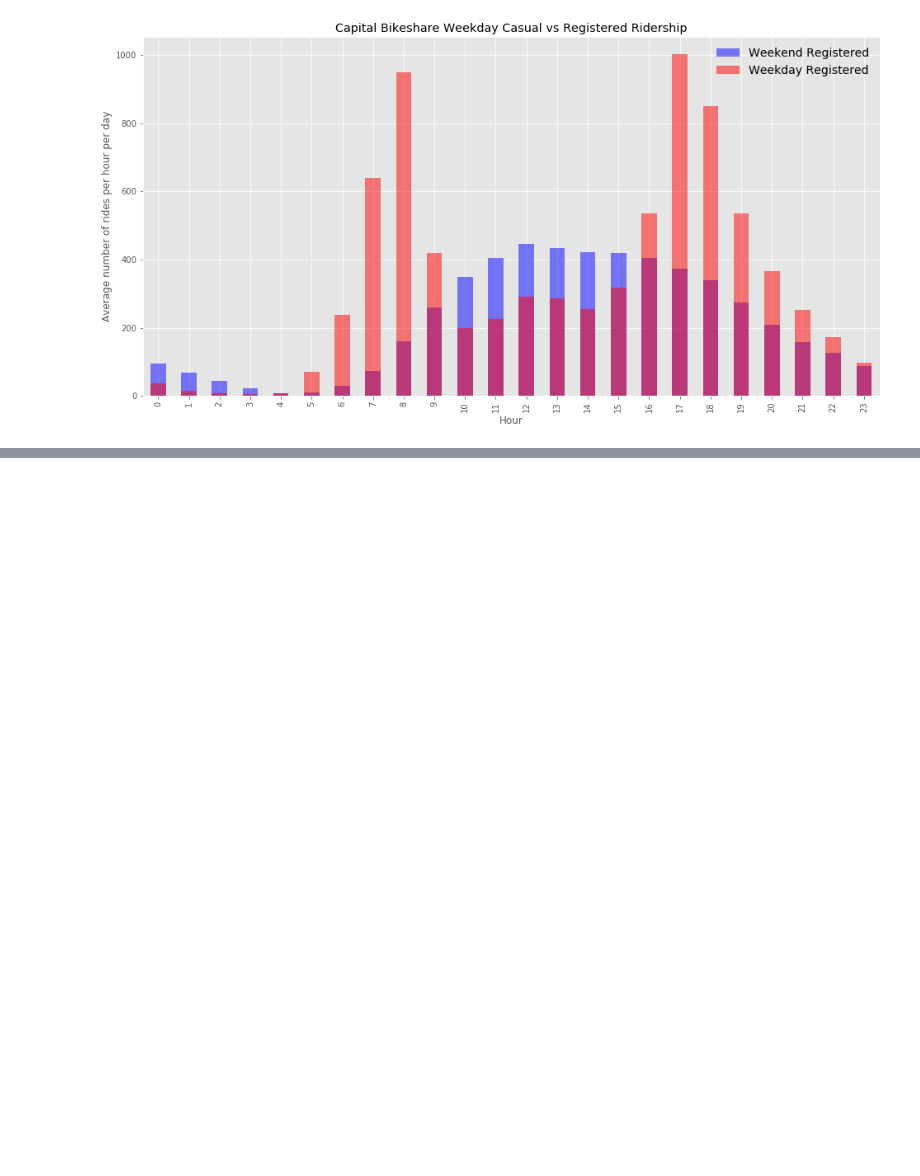
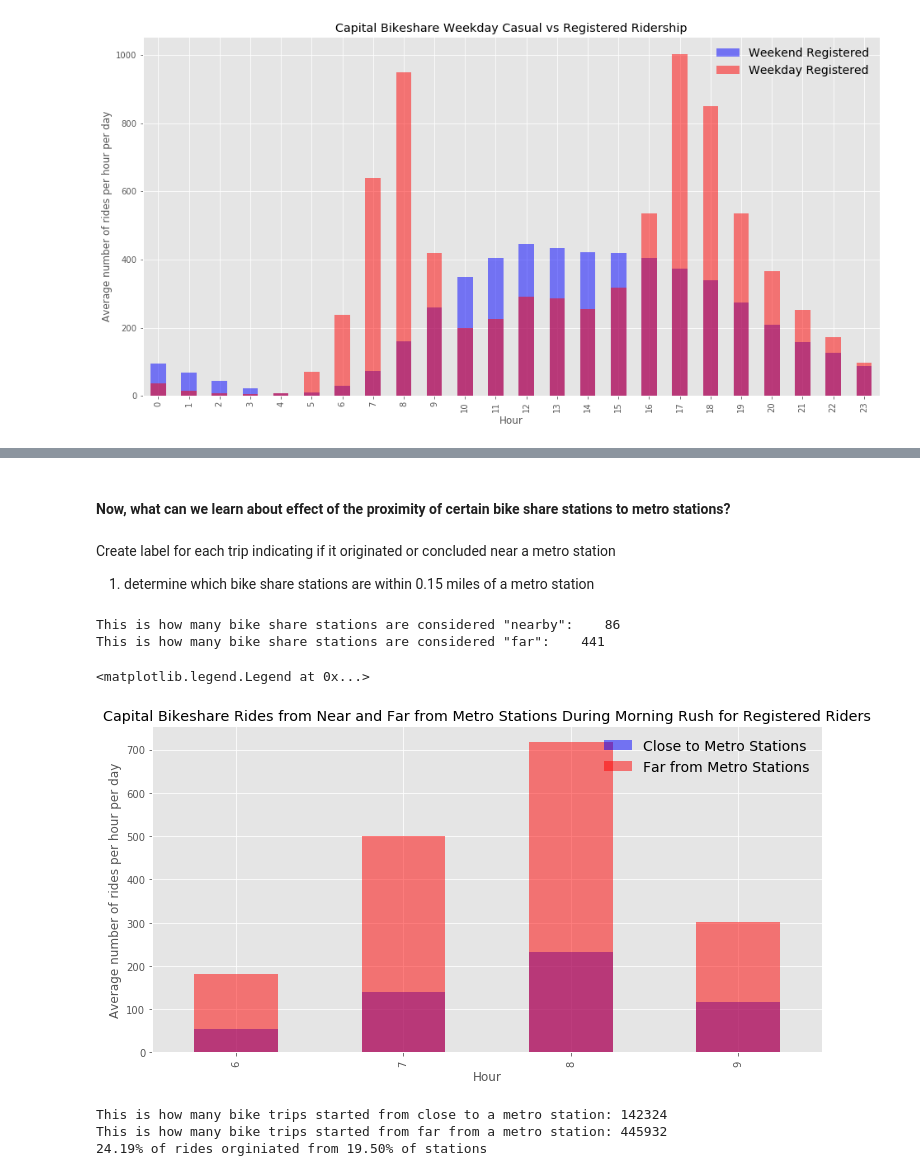
Before and after one commit to dandtaylor/MetroDelayBikeShare, a Jupyter notebook: Analysis_metro_bikeshare_commuters.ipynb, the cells around one changed output, grey strips where cells are left out. Saved outputs shown, nothing was run; the diff lists cells and outputs as text; code cells hidden in the pictures; blank space fills up the shorter version.

```diff
--- a/Analysis_metro_bikeshare_commuters.ipynb
+++ b/Analysis_metro_bikeshare_commuters.ipynb
@@ -213,3 +230,12 @@ bikeshare_no_rush = bikeshare_weekday[~((bikeshare_weekday['Hour'] >= 15) & (bik
+# %%
+bikeshare_morning_rush = bikeshare_weekday_registered[(bikeshare_weekday_registered['Hour'] >= 6) &
+                                                      (bikeshare_weekday_registered['Hour'] <= 9)]
+bikeshare_evening_rush = bikeshare_weekday_registered[(bikeshare_weekday_registered['Hour'] >= 16) &
+                                                      (bikeshare_weekday_registered['Hour'] <= 19)]
+bikeshare_no_rush = bikeshare_weekday_registered[~((bikeshare_weekday_registered['Hour'] >= 16) &
+                                                   (bikeshare_weekday_registered['Hour'] <= 19)) &
+                                                 ~((bikeshare_weekday_registered['Hour'] >= 6) &
+                                                   (bikeshare_weekday_registered['Hour'] <= 9))]
 # %%
 print(bikeshare_morning_rush['Hour'].unique())
 print(bikeshare_evening_rush['Hour'].unique())
@@ -220,0 +247,54 @@ print(bikeshare_no_rush['Hour'].unique())
+# %% [markdown]
+#### Now, what can we learn about effect of the proximity of certain bike share stations to metro stations?
+# %% [markdown]
+Create label for each trip indicating if it originated or concluded near a metro station
+1) determine which bike share stations are within 0.15 miles of a metro station
+# %%
+stations_close_dict = close_stations(0.15)
+# %%
+nearby_stations = []
+for key in stations_close_dict:
+    nearby_stations = nearby_stations + stations_close_dict[key]
+
+nearby_stations = list(set(nearby_stations))
+print('This is how many bike share stations are considered "nearby":    {}'.format(str(len(nearby_stations))))
+print('This is how many bike share stations are considered "far":    {}'.format(str(len(bike_location))))
+# %% [output]
+This is how many bike share stations are considered "nearby":    86
+This is how many bike share stations are considered "far":    441
+# %%
+bikeshare_morning_rush_close = bikeshare_morning_rush[bikeshare_morning_rush['Start station']
+                                                      .str[:].isin(nearby_stations)]
+bikeshare_morning_rush_far = bikeshare_morning_rush[~bikeshare_morning_rush['Start station']
+                                                      .str[:].isin(nearby_stations)]
+bikeshare_evening_rush_close = bikeshare_evening_rush[bikeshare_evening_rush['Start station']
+                                                      .str[:].isin(nearby_stations)]
+bikeshare_evening_rush_far = bikeshare_evening_rush[~bikeshare_evening_rush['Start station']
+                                                      .str[:].isin(nearby_stations)]
+bikeshare_no_rush_close = bikeshare_no_rush[bikeshare_no_rush['Start station']
+                                            .str[:].isin(nearby_stations)]
+bikeshare_no_rush_far = bikeshare_no_rush[~bikeshare_no_rush['Start station']
+                                          .str[:].isin(nearby_stations)]
+# %%
+fig, ax = plt.subplots(figsize=[12, 6])
+ax.set_ylabel('Average number of rides per hour per day')
+ax.set_title('Capital Bikeshare Rides from Near and Far from Metro Stations During Morning Rush for Registered Riders')
+(bikeshare_morning_rush_close.groupby('Hour')['Hour'].count() / len(business_days)).plot(kind='bar', alpha=0.5, color='b',
+                                                                              ax=ax,label= "Close to Metro Stations")
+(bikeshare_morning_rush_far.groupby('Hour')['Hour'].count() / len(business_days)).plot(kind='bar',alpha=0.5, color='r',
+                                                                        ax=ax, label= "Far from Metro Stations")
+plt.legend(frameon=False, fontsize=14, loc=1)
+# %% [output]
+<matplotlib.legend.Legend at 0x...>
+[figure, added]
+# %%
+print('This is how many bike trips started from close to a metro station: {}'
+      .format(str(len(bikeshare_morning_rush_close))))
+print('This is how many bike trips started from far from a metro station: {}'
+      .format(str(len(bikeshare_morning_rush_far))))
+print('{:.2f}% of rides orginiated from {:.2f}% of stations'.format((len(bikeshare_morning_rush_close)/len(bikeshare_morning_rush)*100),
+                                                            (len(nearby_stations)/len(bike_location)*100)))
+# %% [output]
+This is how many bike trips started from close to a metro station: 142324
+This is how many bike trips started from far from a metro station: 445932
+24.19% of rides orginiated from 19.50% of stations
```
Also changed, not shown: parts of 25 cells of this notebook.
